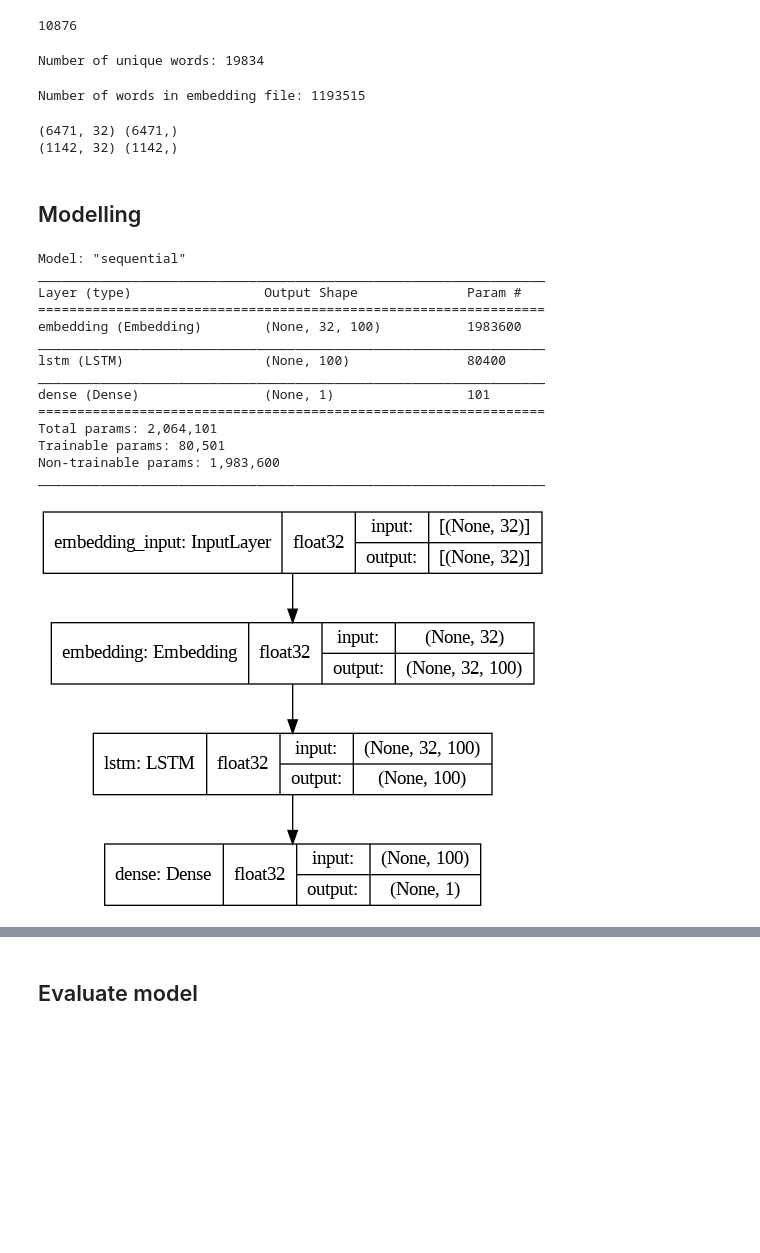
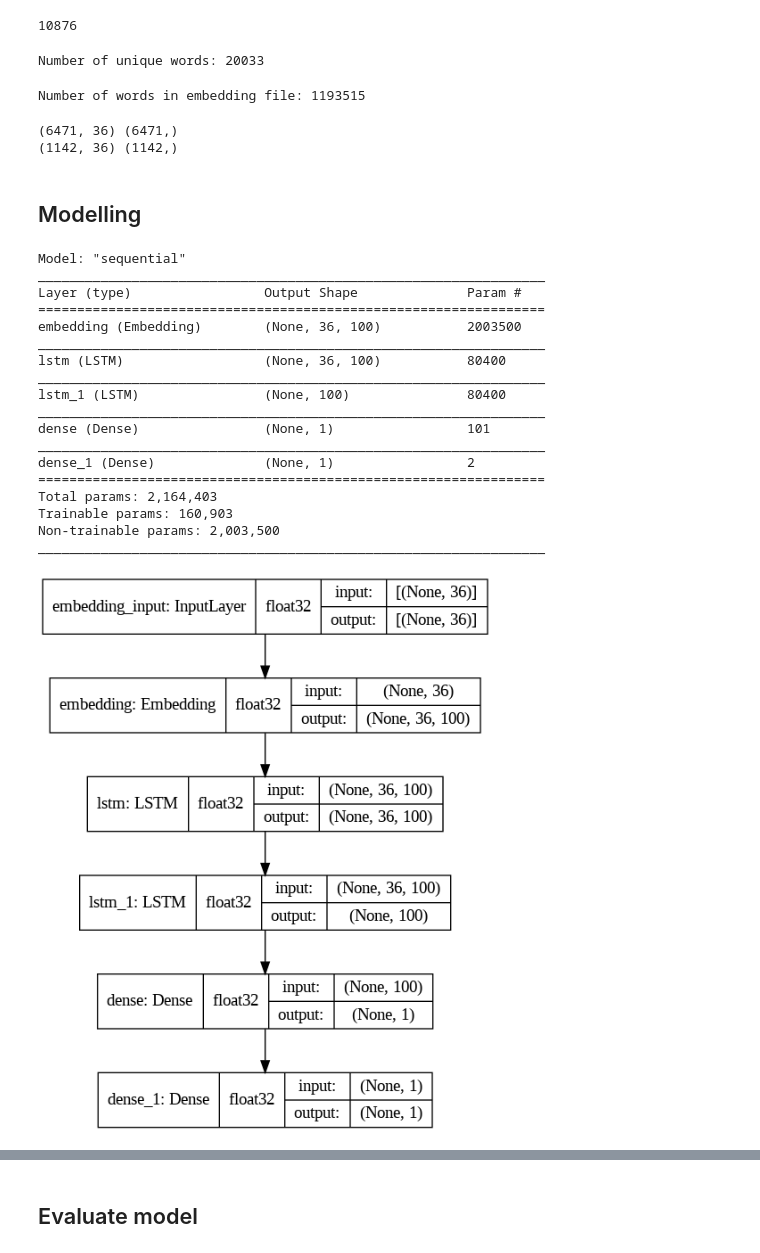
Before and after one commit to akokaz1/nlp_disaster_prediction, a Jupyter notebook: notebooks/scripts/first_attempt.ipynb, the cells around one changed output, grey strips where cells are left out. Drawn from its saved outputs; the diff is of its cells as text; code cells hidden in the pictures; blank space fills up the shorter version.

Commit message:
final push on old machinery, added 2 LSTM layers, will need to add Convolutional layer

```diff
--- a/notebooks/scripts/first_attempt.ipynb
+++ b/notebooks/scripts/first_attempt.ipynb
@@ -171,8 +173,10 @@ Wall time: 1min 12s
 # %%
 # should split up, removes stop words, punctuation, useless words and lemmatizes
 
-full['tokenized_clean'] = full['tokenized'].apply(lambda doc: ' '.join([token.lemma_.lower() for token in doc if not token.is_stop and not token.is_punct
-                                                                   and not token.pos_=='X']))
+#full['tokenized_clean'] = full['tokenized'].apply(lambda doc: ' '.join([token.lemma_.lower() for token in doc if not token.is_stop and not token.is_punct
+#                                                                   and not token.pos_=='X']))
+
+full['tokenized_clean'] = full['tokenized'].apply(lambda doc: ' '.join([token.lemma_.lower() for token in doc if not token.pos_=='X']))
 # %%
 %%time
 # Remove?
@@ -193,7 +200,7 @@ print(num_words)
 # %% [output]
 10876
 # %%
-max_len = 32
+max_len = 36
 tokenizer = Tokenizer()
 tokenizer.fit_on_texts(corpus)
 
@@ -204,7 +211,7 @@ word_index = tokenizer.word_index
 num_words=len(word_index)+1
 print(f'Number of unique words: {len(word_index)}')
 # %% [output]
-Number of unique words: 19834
+Number of unique words: 20033
 # %%
 # Source: https://zenodo.org/record/3237458#.YVws_UbMK3J
 # Original Source: https://github.com/stanfordnlp/GloVe
@@ -237,39 +244,45 @@ X_train, X_test, y_train, y_test = train_test_split(train, df['target'], test_si
 print(X_train.shape, y_train.shape)
 print(X_test.shape, y_test.shape)
 # %% [output]
-(6471, 32) (6471,)
-(1142, 32) (1142,)
+(6471, 36) (6471,)
+(1142, 36) (1142,)
 # %% [markdown]
 ## Modelling
 # %%
 clear_session()
 model = Sequential()
 
 embedding_layer = Embedding(input_dim=num_words+1, output_dim=100,
                     embeddings_initializer=Constant(embedding_matrix),
                     input_length=max_len, trainable=False, mask_zero=True)
 
 model.add(embedding_layer)
+model.add(LSTM(100, dropout=0.1, return_sequences=True))
 model.add(LSTM(100, dropout=0.1))
+model.add(Dense(1, activation='sigmoid'))
 model.add(Dense(1, activation='sigmoid'))
 
 model.compile(loss='binary_crossentropy', optimizer='adam', metrics=['accuracy'])
 model.summary()
 plot_model(model, show_shapes=True, show_dtype=True)
 # %% [output]
 Model: "sequential"
 _________________________________________________________________
 Layer (type)                 Output Shape              Param #
 =================================================================
-embedding (Embedding)        (None, 32, 100)           1983600
+embedding (Embedding)        (None, 36, 100)           2003500
 _________________________________________________________________
-lstm (LSTM)                  (None, 100)               80400
+lstm (LSTM)                  (None, 36, 100)           80400
+_________________________________________________________________
+lstm_1 (LSTM)                (None, 100)               80400
 _________________________________________________________________
 dense (Dense)                (None, 1)                 101
+_________________________________________________________________
+dense_1 (Dense)              (None, 1)                 2
 =================================================================
-Total params: 2,064,101
-Trainable params: 80,501
-Non-trainable params: 1,983,600
+Total params: 2,164,403
+Trainable params: 160,903
+Non-trainable params: 2,003,500
 _________________________________________________________________
-[figure, old version]
+[figure, new version]
 # %%
```
Also changed, not shown: parts of 9 cells of this notebook, 2 other files.
